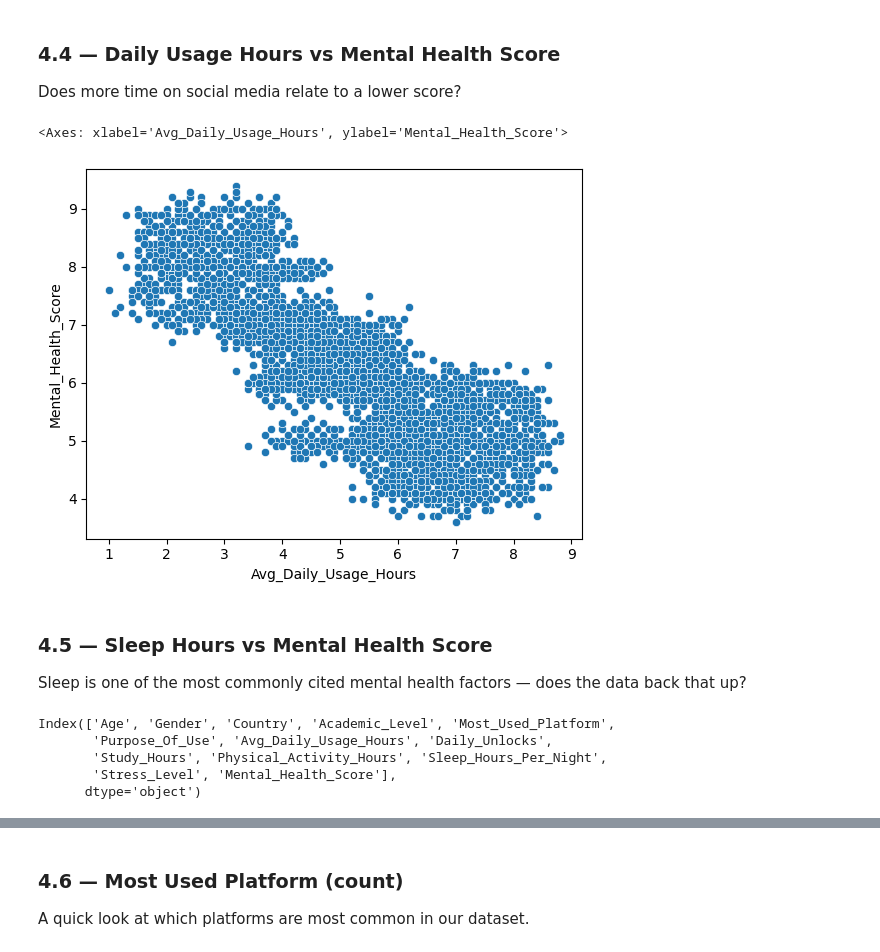
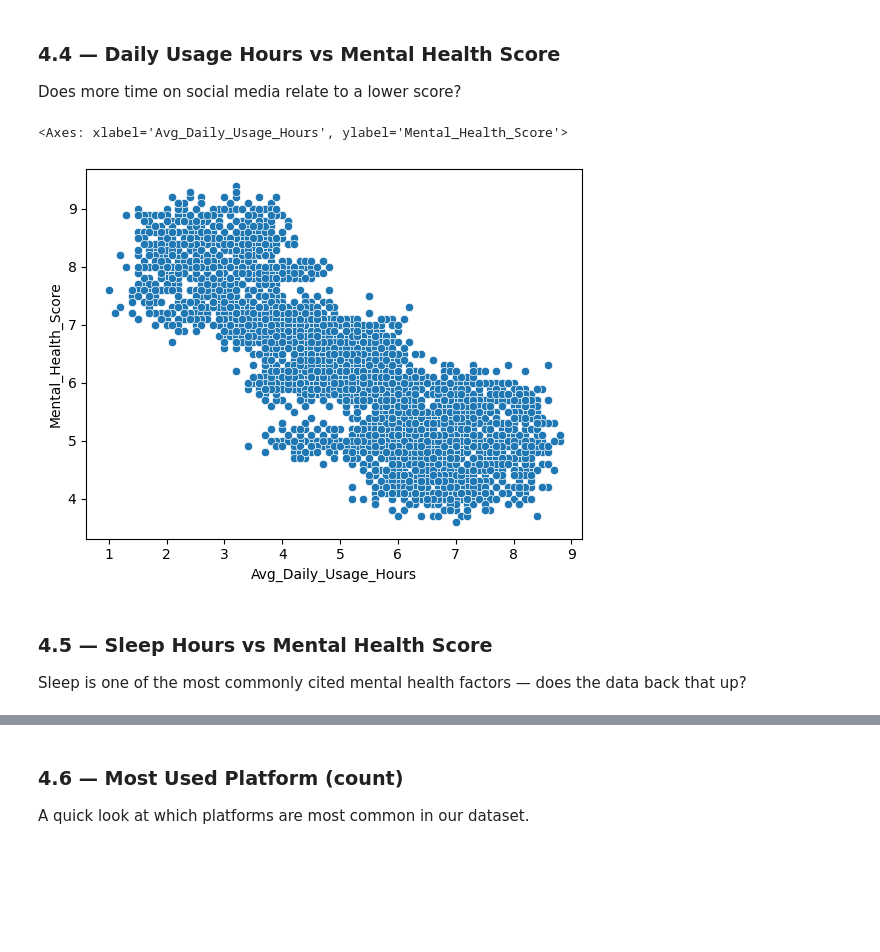
Before and after one commit to Precipitation-Rain/Metal-Health-Predictor, a Jupyter notebook: ML_Project.ipynb, the cells around one changed output, grey strips where cells are left out. Drawn from its saved outputs; the diff is of its cells as text; code cells hidden in the pictures; blank space fills up the shorter version.

```diff
--- a/ML_Project.ipynb
+++ b/ML_Project.ipynb
@@ -101,20 +165,12 @@ sns.boxplot(x='Stress_Level', y='Mental_Health_Score',data=df, order=order)
 ### 4.4 — Daily Usage Hours vs Mental Health Score
 
 Does more time on social media relate to a lower score?
-# %%
-sns.scatterplot(x='Avg_Daily_Usage_Hours', y='Mental_Health_Score',data=df)
-# %% [output]
-<Axes: xlabel='Avg_Daily_Usage_Hours', ylabel='Mental_Health_Score'>
-[figure, removed]
+# %%
+sns.scatterplot(x = df['Avg_Daily_Usage_Hours'] , y = df['Mental_Health_Score'] , data=df)
+# %% [output]
+<Axes: xlabel='Avg_Daily_Usage_Hours', ylabel='Mental_Health_Score'>
+[figure, added]
 # %% [markdown]
 ### 4.5 — Sleep Hours vs Mental Health Score
 
 Sleep is one of the most commonly cited mental health factors — does the data back that up?
-# %%
-df.columns
-# %% [output]
-Index(['Age', 'Gender', 'Country', 'Academic_Level', 'Most_Used_Platform',
-       'Purpose_Of_Use', 'Avg_Daily_Usage_Hours', 'Daily_Unlocks',
-       'Study_Hours', 'Physical_Activity_Hours', 'Sleep_Hours_Per_Night',
-       'Stress_Level', 'Mental_Health_Score'],
-      dtype='object')
```
Also changed, not shown: parts of 68 cells of this notebook, 6 other files.
